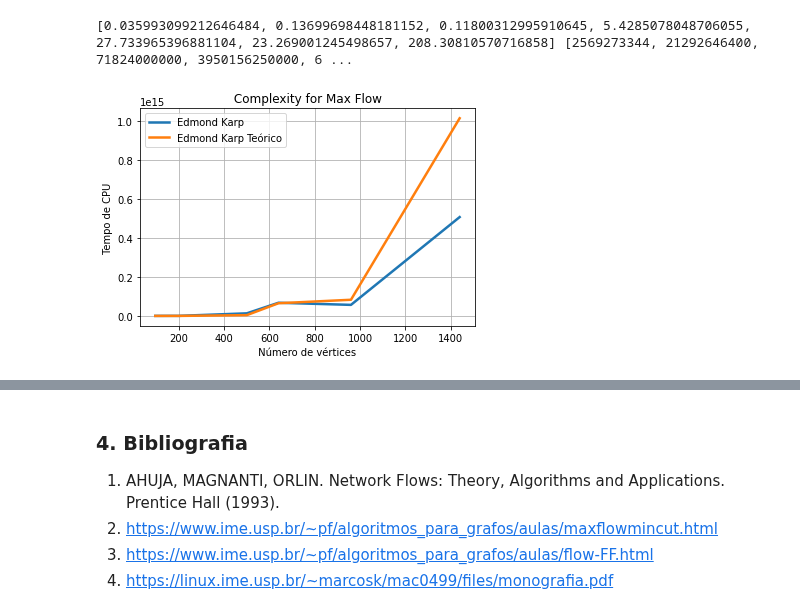
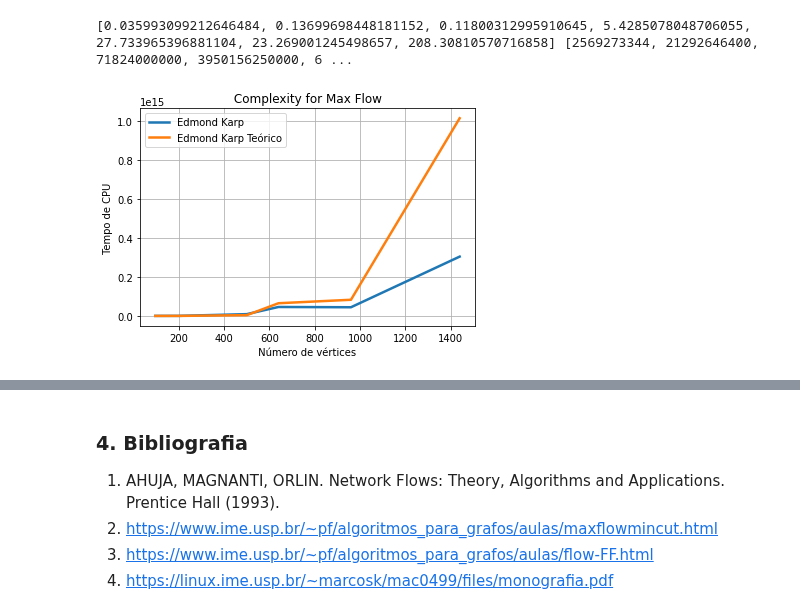
Before and after one commit to bellamariz/INF1721-T3-22.1, a Jupyter notebook: AA221_T3.ipynb, the cells around one changed output, grey strips where cells are left out. Saved outputs shown, nothing was run; the diff lists cells and outputs as text; code cells hidden in the pictures.

Commit message:
add graph

```diff
--- a/AA221_T3.ipynb
+++ b/AA221_T3.ipynb
@@ -1018,25 +1018,43 @@ print(tempos_cpu_edmond_karp, complexidade_teorica_EK)
 [0.035993099212646484, 0.13699698448181152, 0.11800312995910645, 5.4285078048706055, 27.733965396881104, 23.269001245498657, 208.30810570716858] [2569273344, 21292646400, 71824000000, 3950156250000, 6 ...
 # %%
 # ultimo ponto (x,y) a ser plotado para cada vetor
-v1 = tempos_cpu_edmond_karp[-1]
-v2 = complexidade_teorica_EK[-1]
+v1_ek = max(tempos_cpu_edmond_karp)
+v2_ek = max(complexidade_teorica_EK)
 
 # criamos uma constante para melhorar a escala do grafico
-valor_para_escalar_o_plot = v1/v2
+valor_para_escalar_o_plot_ek = v1_ek/v2_ek
+
+v1_pff = tempos_cpu_preflow_flush[-1]
+v2_pff= complexidade_teorica_PFP[-1]
+
+# criamos uma constante para melhorar a escala do grafico
+valor_para_escalar_o_plot_pff = v1_pff/v2_pff
+
+v1_fifo = max(tempos_cpu_preflow_flush_FIFO)
+v2_fifo = max(complexidade_teorica_FIFOSR)
+
+# criamos uma constante para melhorar a escala do grafico
+valor_para_escalar_o_plot_fifo = v1_fifo/v2_fifo
 
 # aplicando a constante de escala no vetor das complexidades
-y_tempos_cpu_funcao = [
-    0.5*(el/valor_para_escalar_o_plot) for el in tempos_cpu_edmond_karp]
+y_tempos_cpu_funcao_ek = [
+    0.3*(el/valor_para_escalar_o_plot_ek) for el in tempos_cpu_edmond_karp]
+
+y_tempos_cpu_funcao_pff = [
+    0.3*(elx/valor_para_escalar_o_plot_pff) for elx in tempos_cpu_preflow_flush]
+
+y_tempos_cpu_funcao_fifo = [
+    0.3*(ely/valor_para_escalar_o_plot_fifo) for ely in tempos_cpu_preflow_flush_FIFO]
 # %%
-plt.plot(numero_de_vertices, y_tempos_cpu_funcao, label='Edmond Karp', linewidth=2.5)
+plt.plot(numero_de_vertices, y_tempos_cpu_funcao_ek, label='Edmond Karp', linewidth=2.5)
 plt.plot(numero_de_vertices, complexidade_teorica_EK, label='Edmond Karp Teórico', linewidth=2.5)
 
 plt.title(" Complexity for Max Flow ")
 plt.ylabel(" Tempo de CPU ")
 plt.xlabel(" Número de vértices ")
 
 plt.grid()
 plt.legend()
 plt.show()
 # %% [output]
-[figure, old version]
+[figure, new version]
```
Also changed, not shown: parts of 3 cells of this notebook.
